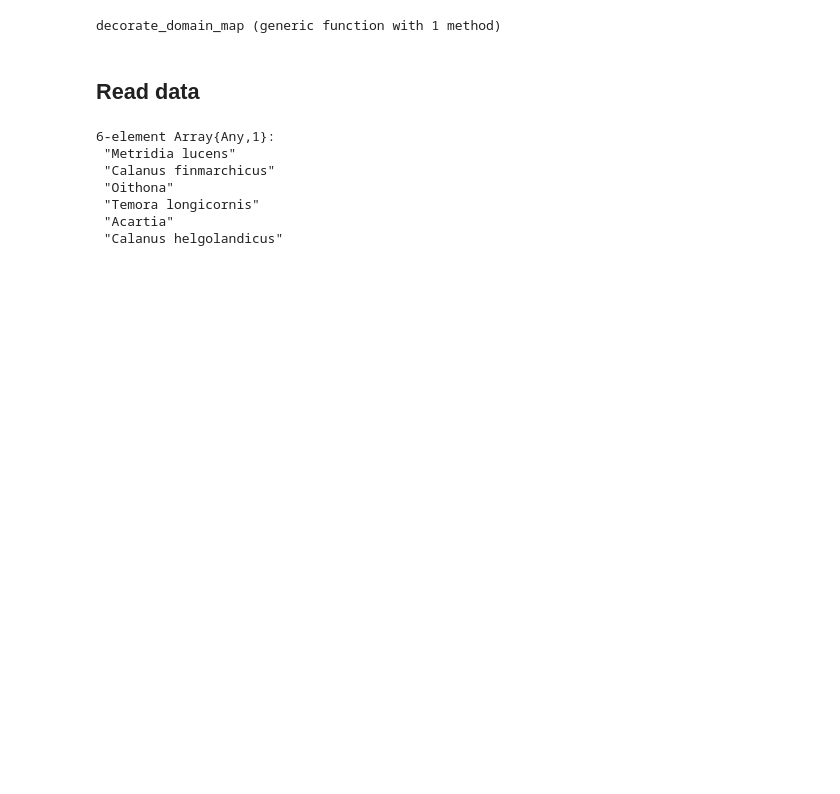
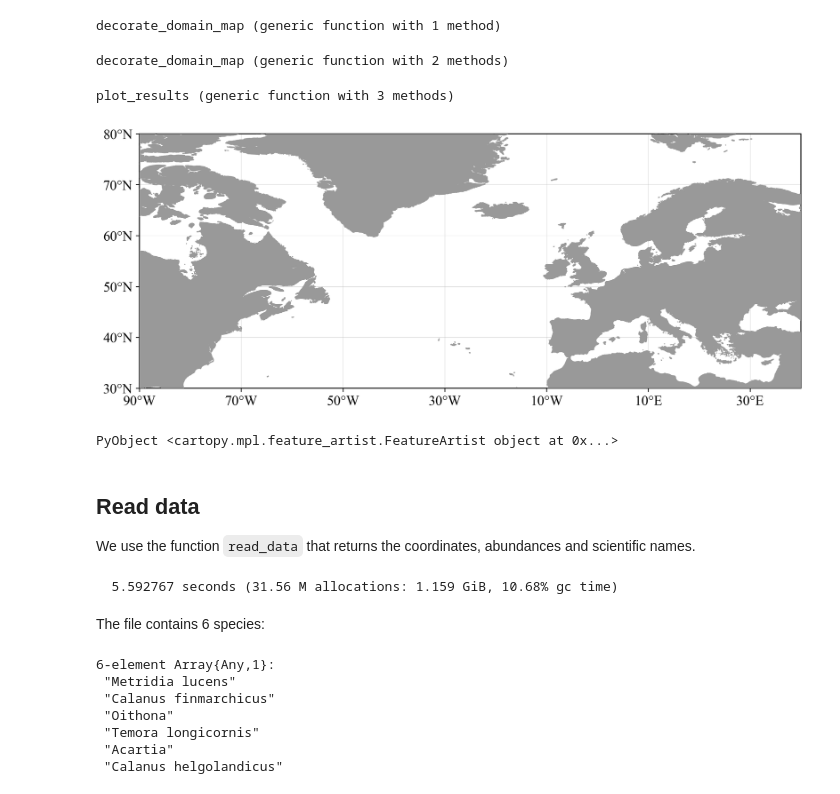
Before and after one commit to gher-uliege/BlueCloud-Plankton, a Jupyter notebook: src/read_occurence_data.ipynb, the cells around one changed output. Drawn from its saved outputs; the diff is of its cells as text; code cells hidden in the pictures; blank space fills up the shorter version.

```diff
--- a/src/read_occurence_data.ipynb
+++ b/src/read_occurence_data.ipynb
@@ -56,8 +71,6 @@ end
 # %%
-function decorate_domain_map(ax, coast)
+function decorate_domain_map(ax)
     PyPlot.grid(linewidth=0.2)
-    ax.add_feature(coast, color=".6",
-            edgecolor="k", zorder=5)
     ax.set_xticks(-90.:20.:40.)
     ax.set_yticks(30.:10.:80.)
     ax.set_xlim(-90., 40.)
@@ -68,15 +81,46 @@ function decorate_domain_map(ax, coast)
 end
 # %% [output]
 decorate_domain_map (generic function with 1 method)
+# %%
+function decorate_domain_map(ax, coast)
+    decorate_domain_map(ax)
+    ax.add_feature(coast, color=".6",
+            edgecolor="k", zorder=5)
+end
+# %% [output]
+decorate_domain_map (generic function with 2 methods)
+# %%
+function plot_results(longrid, latgrid, field, speciesname="", figname="")
+    fig = PyPlot.figure(figsize=(10, 10))
+    ax = PyPlot.subplot(111, projection=myproj)
+    pcm = PyPlot.pcolormesh(longrid, latgrid, field)
+    cb = PyPlot.colorbar(pcm, orientation="vertical", shrink=0.35)
+    decorate_domain_map(ax)
+    title(speciesname)
+    if length(figname) > 0
+        PyPlot.savefig(figname, dpi=300, bbox_inches="tight")
+    end
+    PyPlot.close()
+end
+# %% [output]
+plot_results (generic function with 3 methods)
 # %%
-fig = PyPlot.figure()
+fig = PyPlot.figure(figsize=(12, 8))
 ax = subplot(111, projection=myproj)
 ax.plot(0., 0., "ko")
 decorate_domain_map(ax, coast)
+# %% [output]
+[figure, added]
+PyObject <cartopy.mpl.feature_artist.FeatureArtist object at 0x...>
-# %% [markdown]
-## Read data
+# %% [markdown]
+## Read data
+We use the function `read_data` that returns the coordinates, abundances and scientific names.
 # %%
-lon, lat, dates, abundance, scientificNames = BlueCloudPlankton.read_data(datafile);
+@time lon, lat, dates, abundance, scientificNames = BlueCloudPlankton.read_data(datafile);
+# %% [output]
+  5.592767 seconds (31.56 M allocations: 1.159 GiB, 10.68% gc time)
+# %% [markdown]
+The file contains 6 species:
 # %%
 namelist = unique(scientificNames)
 # %% [output]
```
Also changed, not shown: parts of 25 cells of this notebook.
